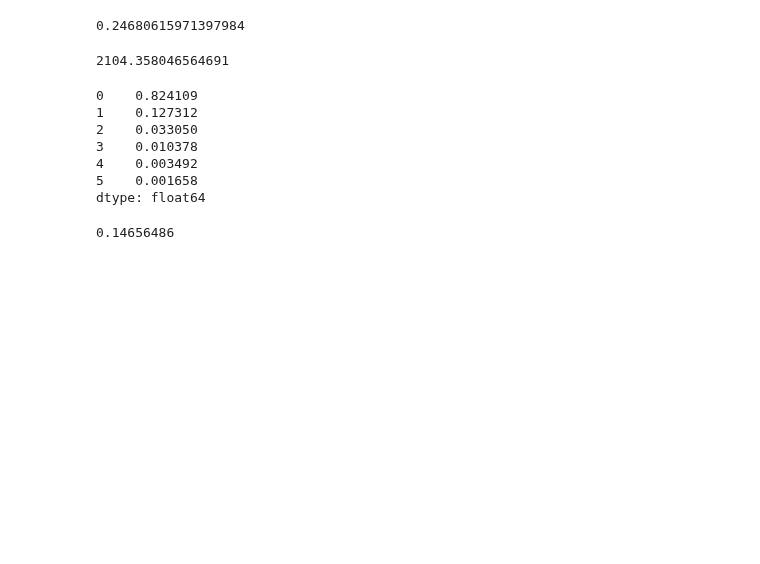
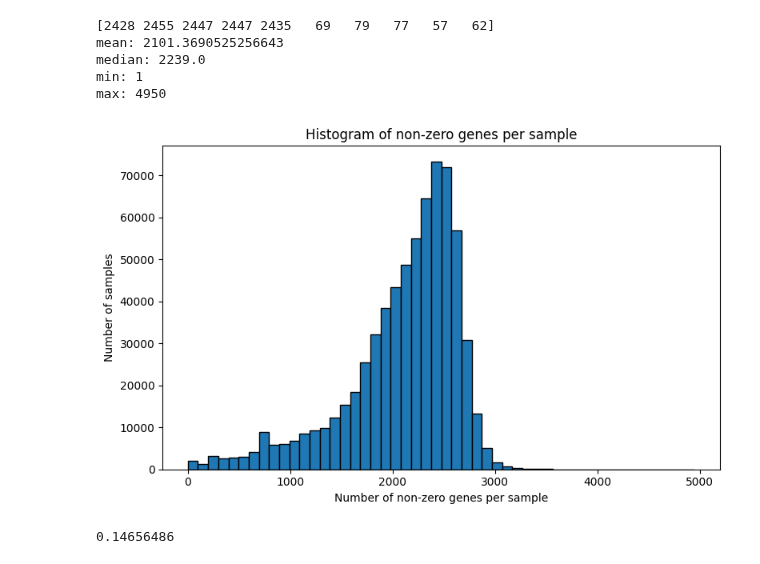
Before and after one commit to eheiss/scbFM, a Jupyter notebook: data/notebooks/dataset_checks.ipynb, the cells around one changed output. Saved outputs shown, nothing was run; the diff lists cells and outputs as text; code cells hidden in the pictures; blank space fills up the shorter version.

```diff
--- a/data/notebooks/dataset_checks.ipynb
+++ b/data/notebooks/dataset_checks.ipynb
@@ -74,36 +171,31 @@ rel_freq
 4    0.003510
 5    0.001667
 dtype: float64
-# %%
-pretrain_bulk.X.mean(axis = 1).mean()
-# %% [output]
-0.24680615971397984
-# %%
-pretrain_bulk.X.getnnz(axis=1).mean()
-# %% [output]
-2104.358046564691
-# %%
-x = pretrain_bulk.X
-
-zero_count = x.shape[0] * x.shape[1] - x.nnz
-counts = {0: zero_count}
-
-vals, freqs = np.unique(x.data, return_counts=True)
-for v, c in zip(vals, freqs):
-    counts[int(v)] = int(c)
-
-rel_freq = (
-    pd.Series(counts)
-    .sort_index()
-    .div(x.shape[0] * x.shape[1])
-)
-
-rel_freq
-# %% [output]
-0    0.824109
-1    0.127312
-2    0.033050
-3    0.010378
-4    0.003492
-5    0.001658
-dtype: float64
+# %%
+X = pretrain_bulk_archs4.X
+
+if sparse.issparse(X):
+    nonzero_genes_per_sample = np.asarray(X.getnnz(axis=1)).ravel()
+else:
+    nonzero_genes_per_sample = np.count_nonzero(X, axis=1)
+
+print(nonzero_genes_per_sample[:10])
+print("mean:", nonzero_genes_per_sample.mean())
+print("median:", np.median(nonzero_genes_per_sample))
+print("min:", nonzero_genes_per_sample.min())
+print("max:", nonzero_genes_per_sample.max())
+
+plt.figure(figsize=(8, 5))
+plt.hist(nonzero_genes_per_sample, bins=50, edgecolor="black")
+plt.xlabel("Number of non-zero genes per sample")
+plt.ylabel("Number of samples")
+plt.title("Histogram of non-zero genes per sample")
+plt.tight_layout()
+plt.show()
+# %% [output]
+[2428 2455 2447 2447 2435   69   79   77   57   62]
+mean: 2101.3690525256643
+median: 2239.0
+min: 1
+max: 4950
+[figure, added]
```
Also changed, not shown: parts of 22 cells of this notebook, 6 other files.
